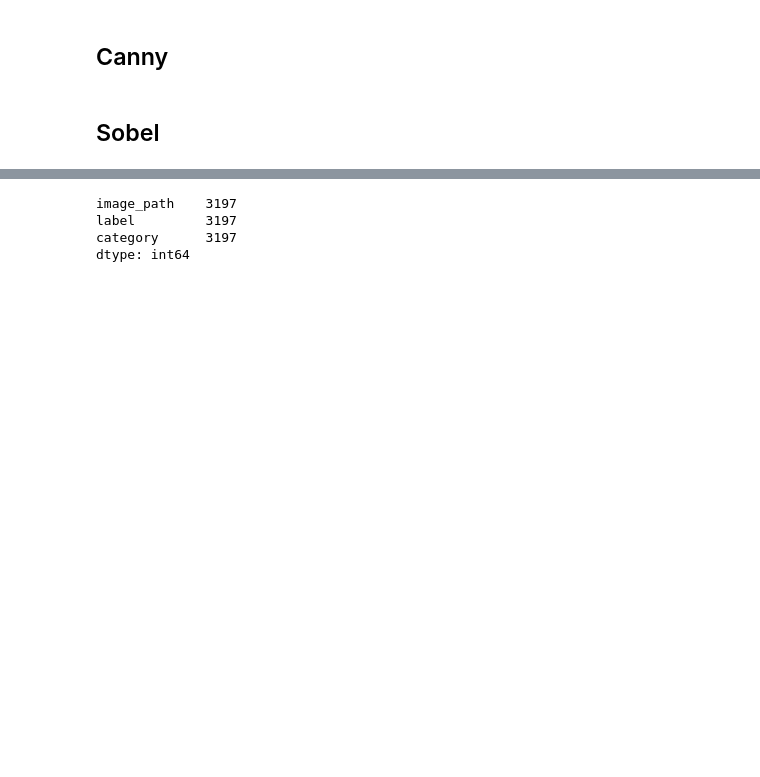
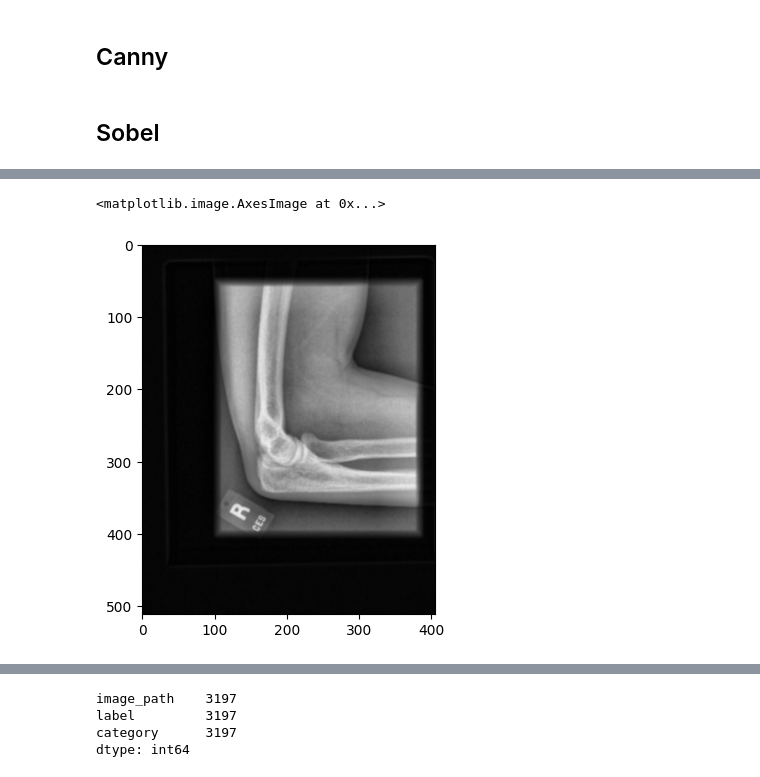
Before and after one commit to HamadALshabanah/Bone-type-fracture-detection, a Jupyter notebook: SWIN_Mura_v_3.ipynb, the cells around one changed output, grey strips where cells are left out. Cells and saved outputs as stored; diff of their text form; code cells hidden in the pictures; blank space fills up the shorter version.

```diff
--- a/SWIN_Mura_v_3.ipynb
+++ b/SWIN_Mura_v_3.ipynb
@@ -166,6 +167,9 @@ import random
 # %%
-# gaussian_img = gaussian(equalized_img)
-# plt.imshow(gaussian_img)
+gaussian_img = gaussian(equalized_img)
+plt.imshow(gaussian_img)
+# %% [output]
+<matplotlib.image.AxesImage at 0x...>
+[figure, added]
 # %%
 # hessian_img = hessian(equalized_img)
 # plt.imshow(img)
```
Also changed, not shown: parts of 38 cells of this notebook, 5 other files.
